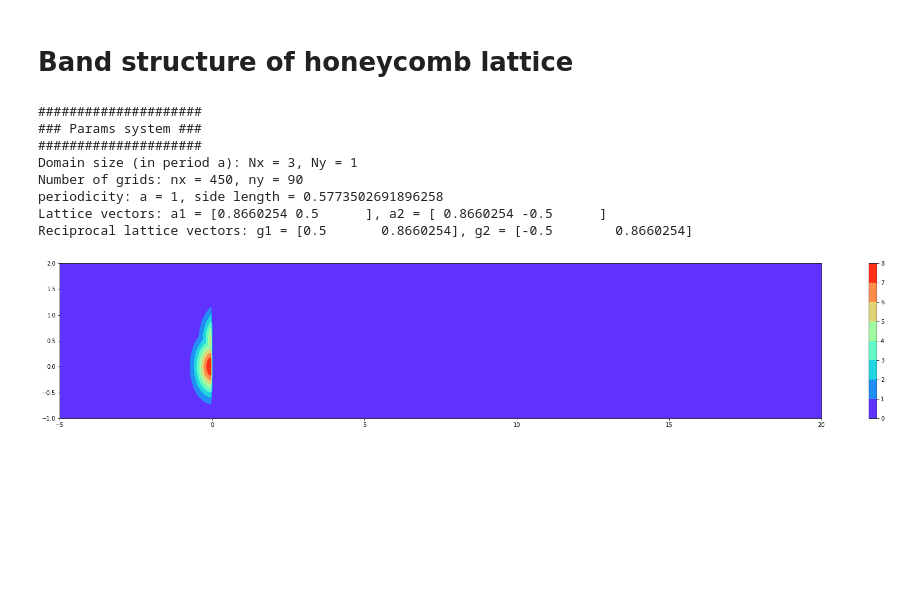
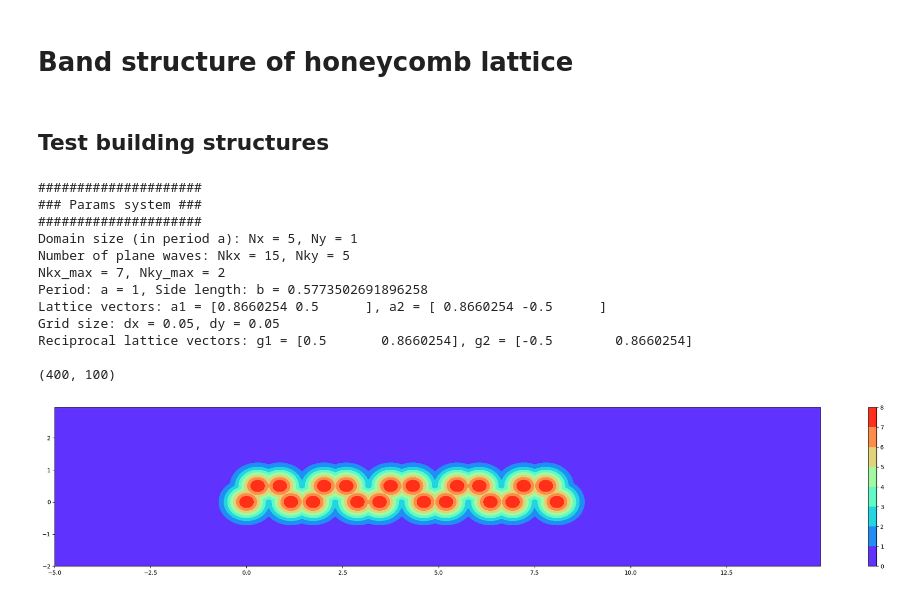
Before and after one commit to sangsoonoh/soliton_exciton, a Jupyter notebook: Kartashov/band_honeycomb.ipynb, the cells around one changed output. Saved outputs shown, nothing was run; the diff lists cells and outputs as text; code cells hidden in the pictures; blank space fills up the shorter version.

```diff
--- a/Kartashov/band_honeycomb.ipynb
+++ b/Kartashov/band_honeycomb.ipynb
@@ -23,7 +30,7 @@ def R(x,y,x_tab):
 
     return y
 
-def honeycomb_supercell(params):
+def honeycomb_1d(params):
     x_tab = params.b*np.array([[0, 0],[0.5, 0.5*m.sqrt(3)], [1.5, 0.5*m.sqrt(3)],[2, 0]])
 
     for ii in range(params.Nx-1):
@@ -33,43 +40,53 @@ def honeycomb_supercell(params):
     return x_tab
 
 def honeycomb_2d(params):
-    x_tab = honeycomb_supercell(params)
+    x_tab = honeycomb_1d(params)
 
     for ii in range(params.Ny-1):
         x_shift = np.add(x_tab[0:4*params.Nx], (ii+1)*(params.a1-params.a2))
         x_tab = np.vstack((x_tab, x_shift))
 
     return x_tab
+# %% [markdown]
+## Test building structures
 # %%
-params = Params(Nx = 3)
+params = Params(Nx = 5)
 print(params)
 
-x_tab = honeycomb_supercell(params)
+x_tab = honeycomb_1d(params)
 
-x_ = np.linspace(-5,20, params.nx)
-y_ = np.linspace(-1,2, params.ny)
+x_ = np.arange(-5,15, params.dx)
+y_ = np.arange(-2,3, params.dy)
+nx = len(x_)
+ny = len(y_)
+
 X,Y = np.meshgrid(x_, y_,indexing='ij')
+R_tab = np.empty([nx,ny])
 
-Z = np.empty([params.nx,params.ny])
+for ii in range(nx):
+    for jj in range(ny):
+        R_tab[ii,jj] = R(X[ii,jj],Y[jj,jj],x_tab)
 
-for ii in range(params.ny):
-    for jj in range(params.ny):
-        Z[ii,jj] = R(X[ii,jj],Y[jj,jj],x_tab)
+print(R_tab.shape)
 
 plt.figure(figsize=(30,5))
-h = plt.contourf(X, Y, -1*Z, cmap="rainbow")
+h = plt.contourf(X, Y, -1*R_tab, cmap="rainbow")
 
 plt.colorbar()
 plt.clim(0,8)
 plt.show()
 # %% [output]
 #####################
 ### Params system ###
 #####################
-Domain size (in period a): Nx = 3, Ny = 1
-Number of grids: nx = 450, ny = 90
-periodicity: a = 1, side length = 0.5773502691896258
+Domain size (in period a): Nx = 5, Ny = 1
+Number of plane waves: Nkx = 15, Nky = 5
+Nkx_max = 7, Nky_max = 2
+Period: a = 1, Side length: b = 0.5773502691896258
 Lattice vectors: a1 = [0.8660254 0.5      ], a2 = [ 0.8660254 -0.5      ]
+Grid size: dx = 0.05, dy = 0.05
 Reciprocal lattice vectors: g1 = [0.5       0.8660254], g2 = [-0.5        0.8660254]
+
+(400, 100)
-[figure, old version]
+[figure, new version]
 # %%
```
Also changed, not shown: parts of 5 cells of this notebook, 1 other file.
